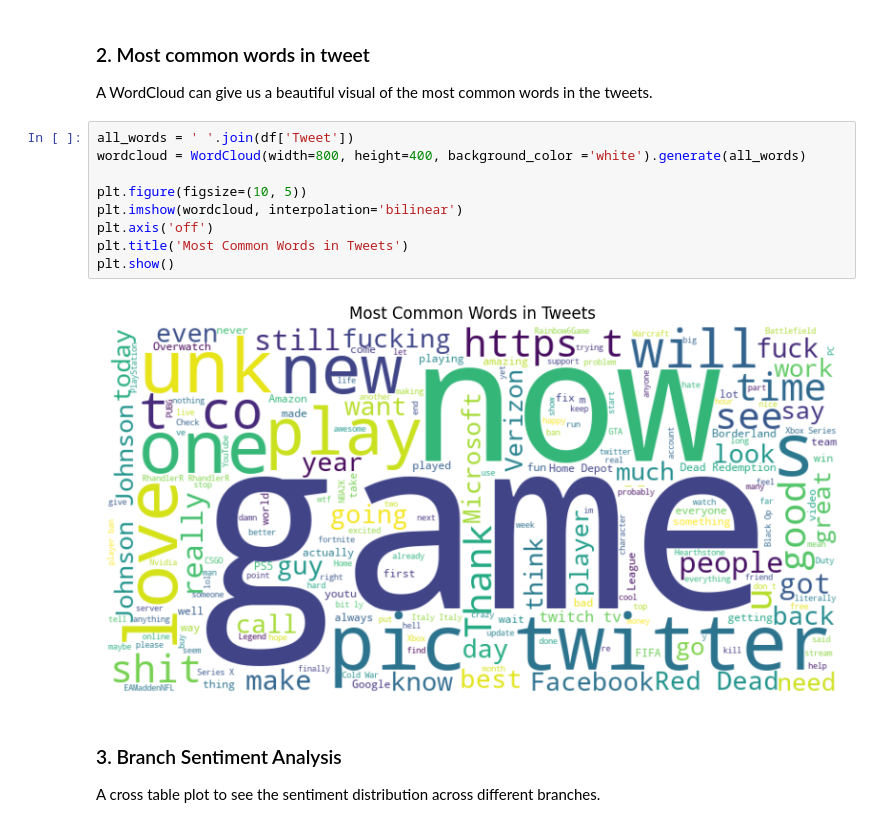
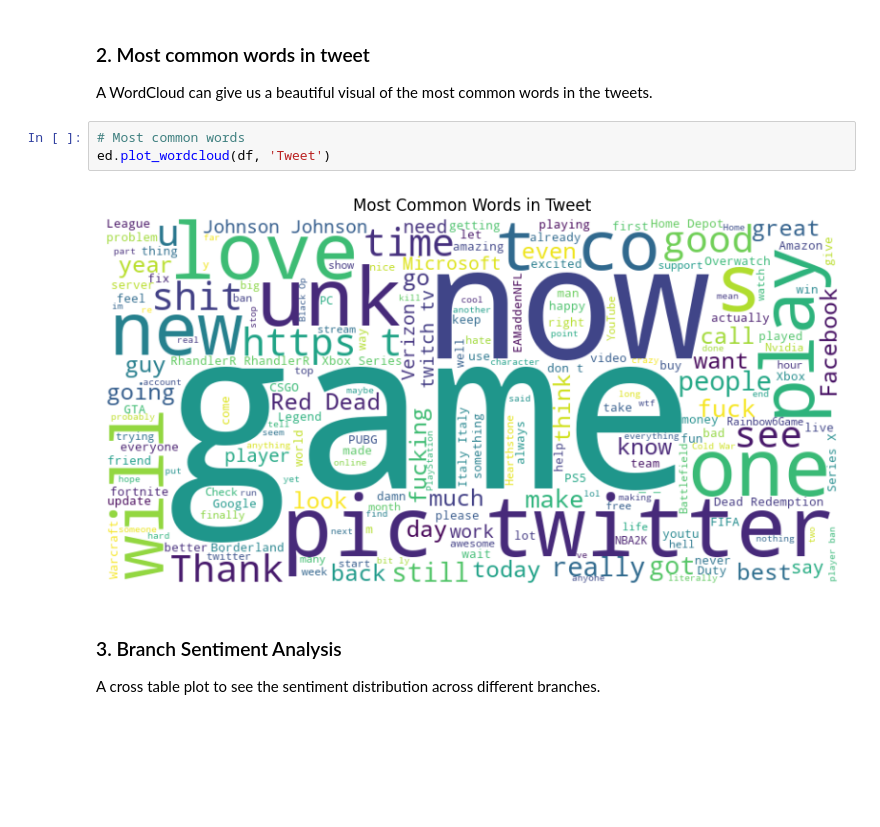
Before and after one commit to ClintonBeyene/PRODIGY_DS_04, a Jupyter notebook: notebooks/01-Exploratory-Data-Analysis.ipynb, the cells around one changed output. Drawn from its saved outputs; the diff is of its cells as text; blank space fills up the shorter version.

```diff
--- a/notebooks/01-Exploratory-Data-Analysis.ipynb
+++ b/notebooks/01-Exploratory-Data-Analysis.ipynb
@@ -206,17 +207,11 @@ plt.show()
 # %% [markdown]
 ### 2. Most common words in tweet
 A WordCloud can give us a beautiful visual of the most common words in the tweets.
-# %%
-all_words = ' '.join(df['Tweet'])
-wordcloud = WordCloud(width=800, height=400, background_color ='white').generate(all_words)
-
-plt.figure(figsize=(10, 5))
-plt.imshow(wordcloud, interpolation='bilinear')
-plt.axis('off')
-plt.title('Most Common Words in Tweets')
-plt.show()
-# %% [output]
-[figure, removed]
+# %%
+# Most common words
+ed.plot_wordcloud(df, 'Tweet')
+# %% [output]
+[figure, added]
 # %% [markdown]
 ### 3. Branch Sentiment Analysis
 A cross table plot to see the sentiment distribution across different branches.
```
Also changed, not shown: parts of 5 cells of this notebook.
